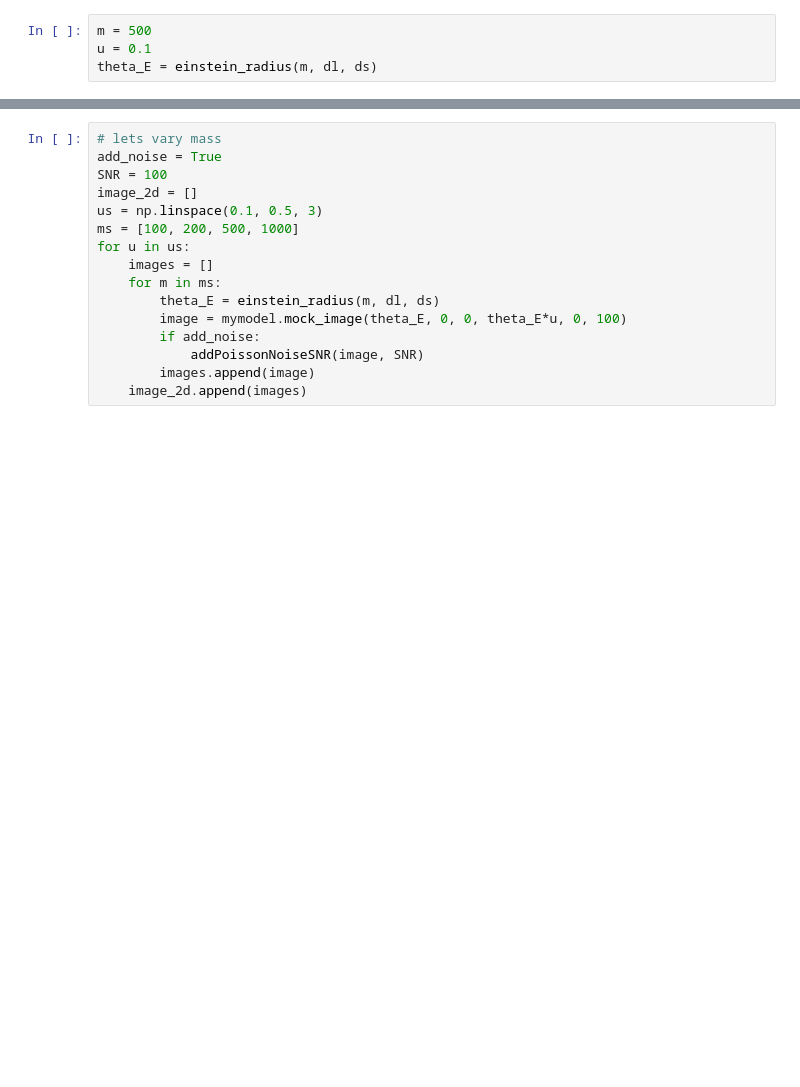
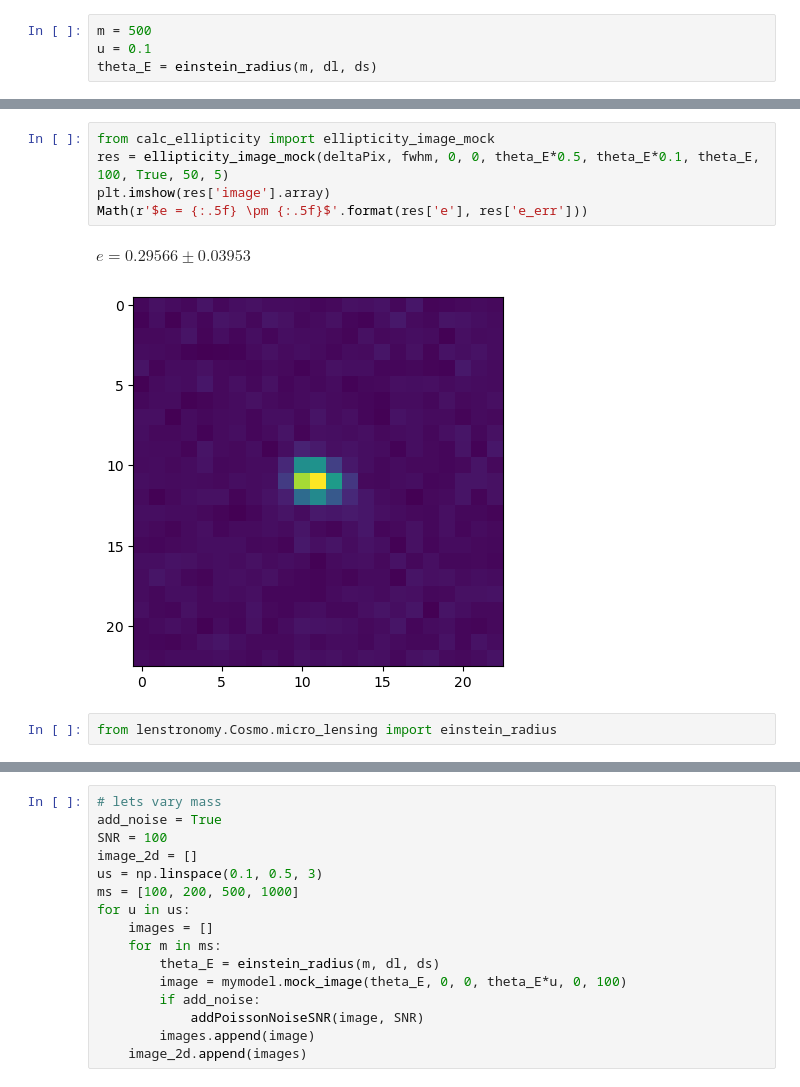
Before and after one commit to MeloDi-23/lenstronomy-image-mock, a Jupyter notebook: simple_plot_test.ipynb, the cells around one changed output, grey strips where cells are left out. Drawn from its saved outputs; the diff is of its cells as text; blank space fills up the shorter version.

```diff
--- a/simple_plot_test.ipynb
+++ b/simple_plot_test.ipynb
@@ -145,0 +178,10 @@ plt.show()
+# %%
+from calc_ellipticity import ellipticity_image_mock
+res = ellipticity_image_mock(deltaPix, fwhm, 0, 0, theta_E*0.5, theta_E*0.1, theta_E, 100, True, 50, 5)
+plt.imshow(res['image'].array)
+Math(r'$e = {:.5f} \pm {:.5f}$'.format(res['e'], res['e_err']))
+# %% [output]
+$\displaystyle e = 0.29566 \pm 0.03953$
+[figure, added]
+# %%
+from lenstronomy.Cosmo.micro_lensing import einstein_radius
```
Also changed, not shown: parts of 20 cells of this notebook, 4 other files.
